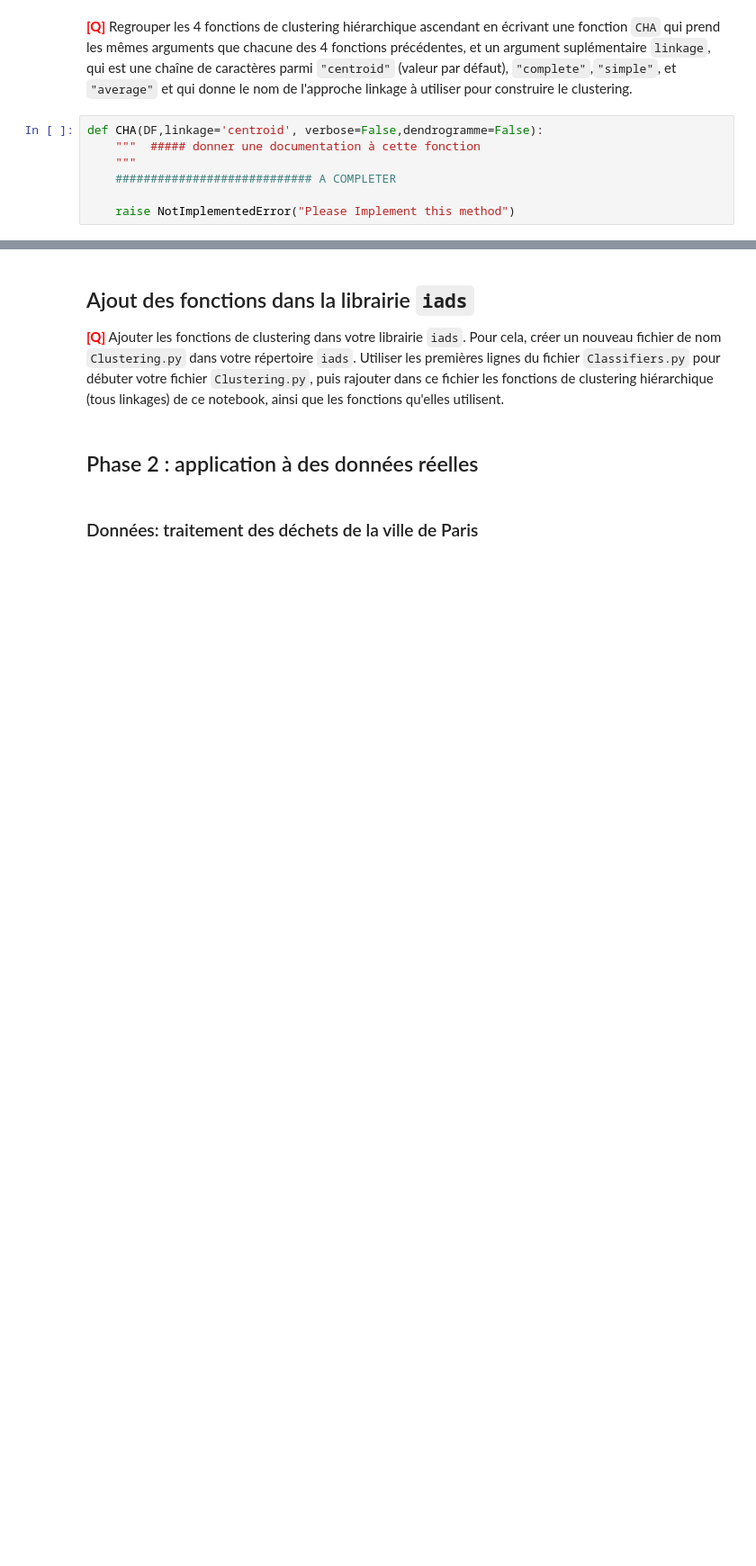
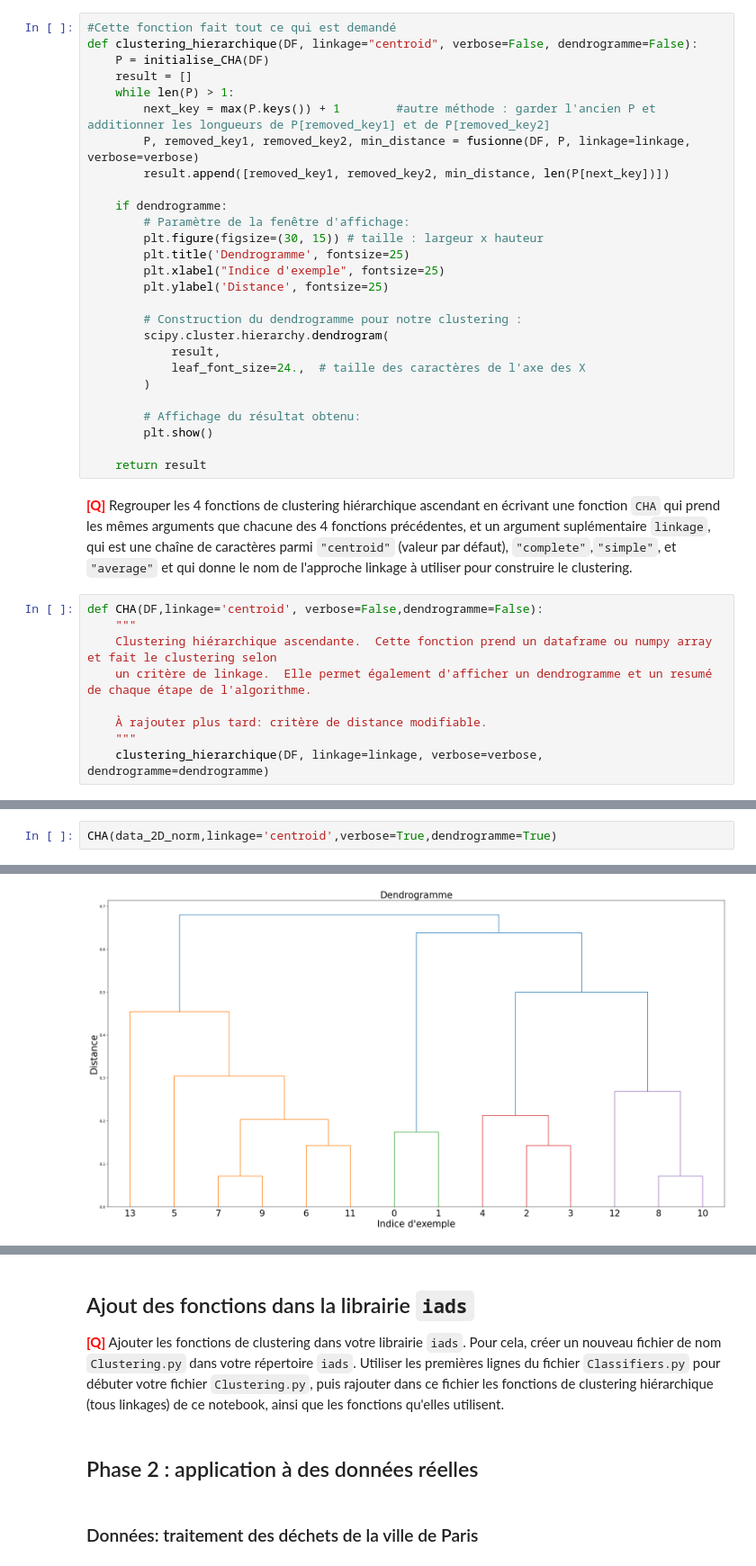
Before and after one commit to iLykTurtlz/MLAlgorithms3, a Jupyter notebook: tme-08/tme-08.ipynb, the cells around one changed output, grey strips where cells are left out. Shown: that part at 90% size. Saved outputs shown, nothing was run; the diff lists cells and outputs as text; blank space fills up the shorter version.

```diff
--- a/tme-08/tme-08.ipynb
+++ b/tme-08/tme-08.ipynb
@@ -419,9 +576,38 @@ Puis afficher et comparer les dendrogrammes obtenus par les 4 approches de clust
+# %%
+#Cette fonction fait tout ce qui est demandé
+def clustering_hierarchique(DF, linkage="centroid", verbose=False, dendrogramme=False):
+    P = initialise_CHA(DF)
+    result = []
+    while len(P) > 1:
+        next_key = max(P.keys()) + 1        #autre méthode : garder l'ancien P et additionner les longueurs de P[removed_key1] et de P[removed_key2]
+        P, removed_key1, removed_key2, min_distance = fusionne(DF, P, linkage=linkage, verbose=verbose)
+        result.append([removed_key1, removed_key2, min_distance, len(P[next_key])])
+
+    if dendrogramme:
+        # Paramètre de la fenêtre d'affichage:
+        plt.figure(figsize=(30, 15)) # taille : largeur x hauteur
+        plt.title('Dendrogramme', fontsize=25)
+        plt.xlabel("Indice d'exemple", fontsize=25)
+        plt.ylabel('Distance', fontsize=25)
+
+        # Construction du dendrogramme pour notre clustering :
+        scipy.cluster.hierarchy.dendrogram(
+            result,
+            leaf_font_size=24.,  # taille des caractères de l'axe des X
+        )
+
+        # Affichage du résultat obtenu:
+        plt.show()
+
+    return result
 # %% [markdown]
 <font size="+1" color="RED"><b>[Q]</b></font> Regrouper les 4 fonctions de clustering hiérarchique ascendant en écrivant une fonction `CHA` qui prend les mêmes arguments que chacune des 4 fonctions précédentes, et un argument suplémentaire `linkage`, qui est une chaîne de caractères parmi `"centroid"` (valeur par défaut),  `"complete"`,`"simple"`, et `"average"` et qui donne le nom de l'approche linkage à utiliser pour construire le clustering.
-# %%
-def CHA(DF,linkage='centroid', verbose=False,dendrogramme=False):
-    """  ##### donner une documentation à cette fonction
-    """
-    ############################ A COMPLETER
-
-    raise NotImplementedError("Please Implement this method")
+# %%
+def CHA(DF,linkage='centroid', verbose=False,dendrogramme=False):
+    """
+    Clustering hiérarchique ascendante.  Cette fonction prend un dataframe ou numpy array et fait le clustering selon
+    un critère de linkage.  Elle permet également d'afficher un dendrogramme et un resumé de chaque étape de l'algorithme.
+
+    À rajouter plus tard: critère de distance modifiable.
+    """
+    clustering_hierarchique(DF, linkage=linkage, verbose=verbose, dendrogramme=dendrogramme)
@@ -427,0 +616,3 @@ def CHA(DF,linkage='centroid', verbose=False,dendrogramme=False):
+# %%
+CHA(data_2D_norm,linkage='centroid',verbose=True,dendrogramme=True)
+# %% [output]
@@ -427,0 +632 @@ def CHA(DF,linkage='centroid', verbose=False,dendrogramme=False):
+[figure, added]
```
Also changed, not shown: parts of 35 cells of this notebook, 3 other files.
